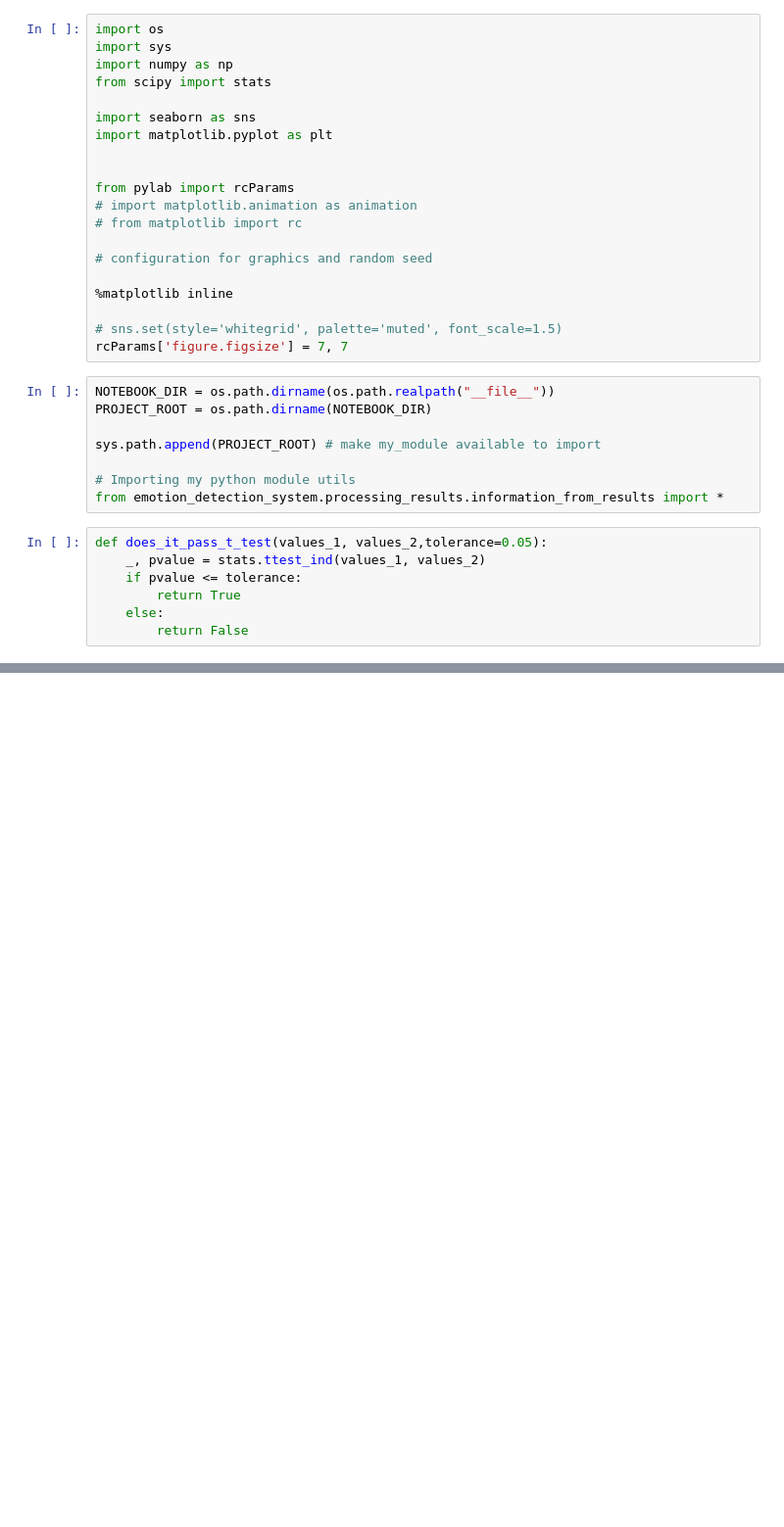
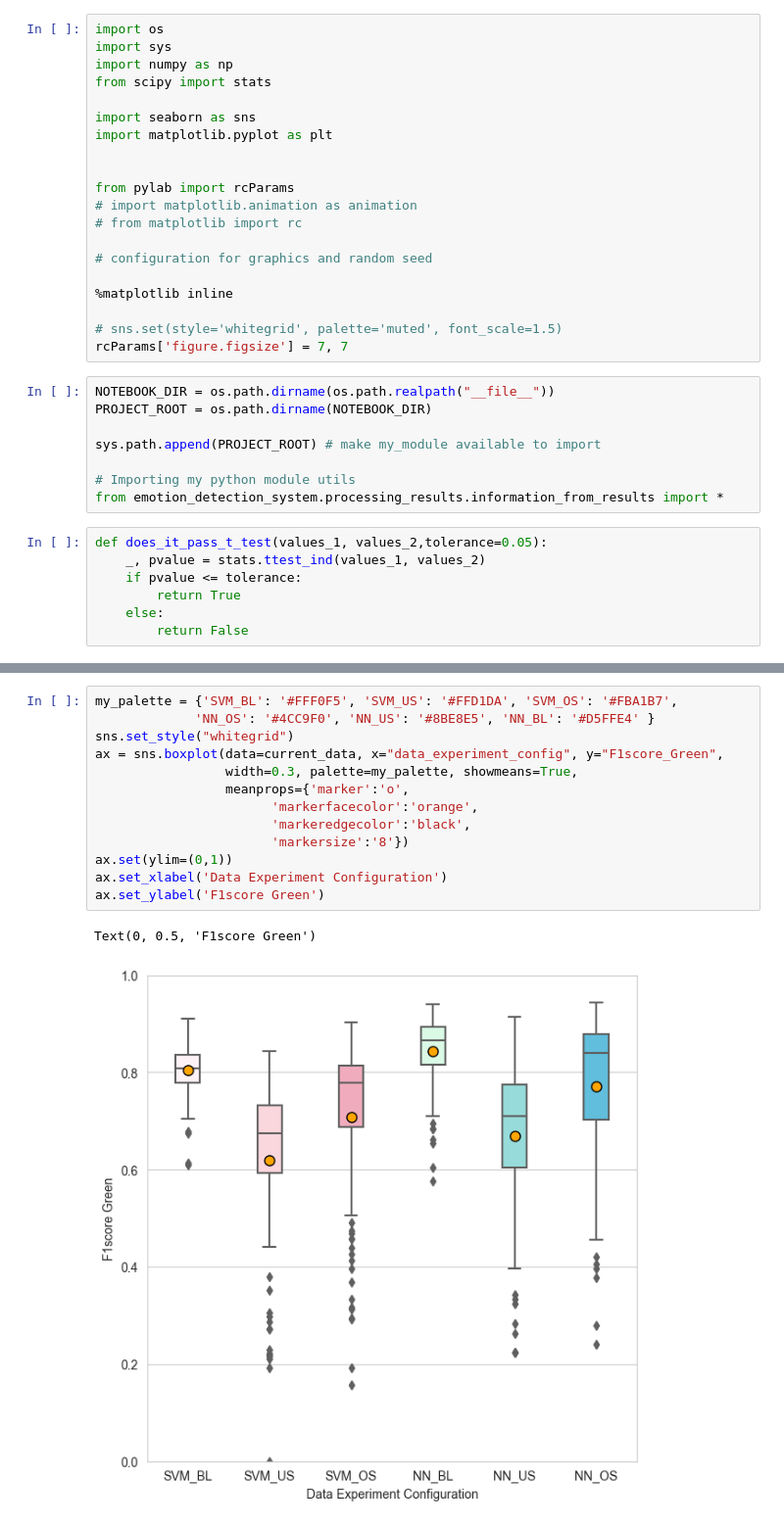
Before and after one commit to annanda/emotion_detection_for_children_with_asd, a Jupyter notebook: emotion_detection_system/processing_results/notebooks/BoxPlot - Chap 6 Thesis.ipynb, the cells around one changed output, grey strips where cells are left out. Shown: that part at 98% size. Cells and saved outputs as stored; diff of their text form; blank space fills up the shorter version.

```diff
--- a/emotion_detection_system/processing_results/notebooks/BoxPlot - Chap 6 Thesis.ipynb
+++ b/emotion_detection_system/processing_results/notebooks/BoxPlot - Chap 6 Thesis.ipynb
@@ -75,0 +107,16 @@ Text(0, 0.5, 'Balanced Accuracy')
+# %%
+my_palette = {'SVM_BL': '#FFF0F5', 'SVM_US': '#FFD1DA', 'SVM_OS': '#FBA1B7',
+             'NN_OS': '#4CC9F0', 'NN_US': '#8BE8E5', 'NN_BL': '#D5FFE4' }
+sns.set_style("whitegrid")
+ax = sns.boxplot(data=current_data, x="data_experiment_config", y="F1score_Green",
+                 width=0.3, palette=my_palette, showmeans=True,
+                 meanprops={'marker':'o',
+                       'markerfacecolor':'orange',
+                       'markeredgecolor':'black',
+                       'markersize':'8'})
+ax.set(ylim=(0,1))
+ax.set_xlabel('Data Experiment Configuration')
+ax.set_ylabel('F1score Green')
+# %% [output]
+Text(0, 0.5, 'F1score Green')
+[figure, added]
```
Also changed, not shown: parts of 14 cells of this notebook, 2 other files.
